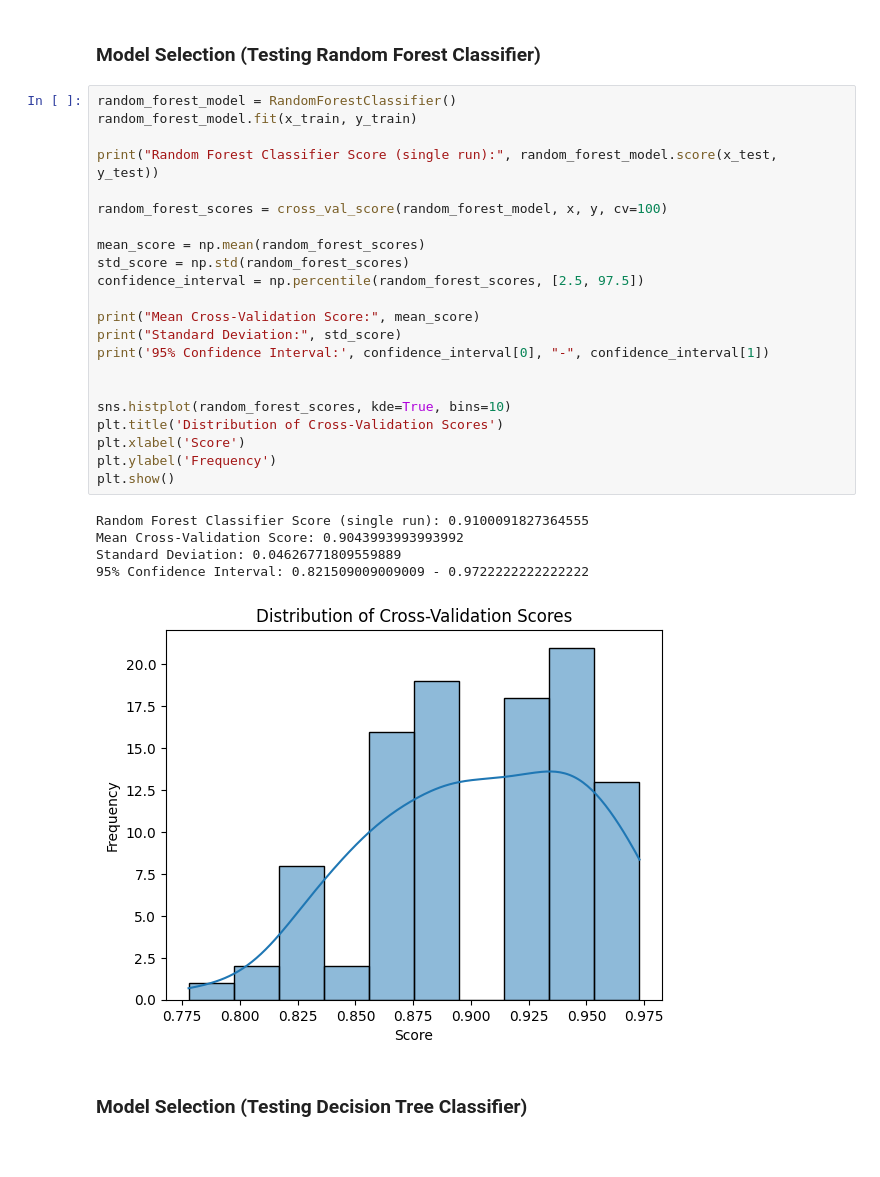
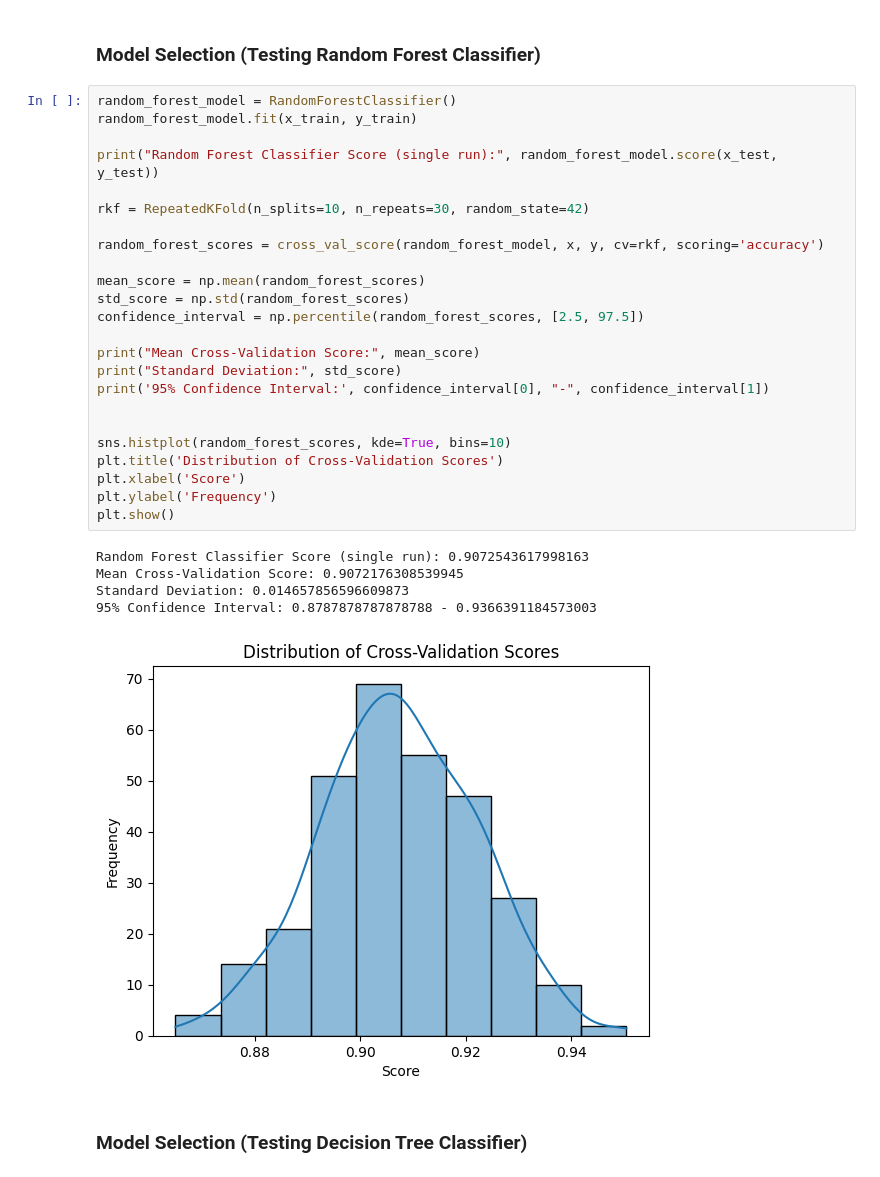
Before and after one commit to kellerflint/stats-for-ai-final-project, a Jupyter notebook: FinalAnalysis.ipynb, the cells around one changed output. Saved outputs shown, nothing was run; the diff lists cells and outputs as text.

Commit message:
added cross valid

```diff
--- a/FinalAnalysis.ipynb
+++ b/FinalAnalysis.ipynb
@@ -170,31 +172,33 @@ Standard Deviation: 0.05423757790267407
 # %%
 random_forest_model = RandomForestClassifier()
 random_forest_model.fit(x_train, y_train)
 
 print("Random Forest Classifier Score (single run):", random_forest_model.score(x_test, y_test))
 
-random_forest_scores = cross_val_score(random_forest_model, x, y, cv=100)
+rkf = RepeatedKFold(n_splits=10, n_repeats=30, random_state=42)
+
+random_forest_scores = cross_val_score(random_forest_model, x, y, cv=rkf, scoring='accuracy')
 
 mean_score = np.mean(random_forest_scores)
 std_score = np.std(random_forest_scores)
 confidence_interval = np.percentile(random_forest_scores, [2.5, 97.5])
 
 print("Mean Cross-Validation Score:", mean_score)
 print("Standard Deviation:", std_score)
 print('95% Confidence Interval:', confidence_interval[0], "-", confidence_interval[1])
 
 
 sns.histplot(random_forest_scores, kde=True, bins=10)
 plt.title('Distribution of Cross-Validation Scores')
 plt.xlabel('Score')
 plt.ylabel('Frequency')
 plt.show()
 # %% [output]
-Random Forest Classifier Score (single run): 0.9100091827364555
-Mean Cross-Validation Score: 0.9043993993993992
-Standard Deviation: 0.04626771809559889
-95% Confidence Interval: 0.821509009009009 - 0.9722222222222222
+Random Forest Classifier Score (single run): 0.9072543617998163
+Mean Cross-Validation Score: 0.9072176308539945
+Standard Deviation: 0.014657856596609873
+95% Confidence Interval: 0.8787878787878788 - 0.9366391184573003
-[figure, old version]
+[figure, new version]
 # %% [markdown]
 ### Model Selection (Testing Decision Tree Classifier)
 # %%
```
Also changed, not shown: parts of 5 cells of this notebook, 3 other files.
